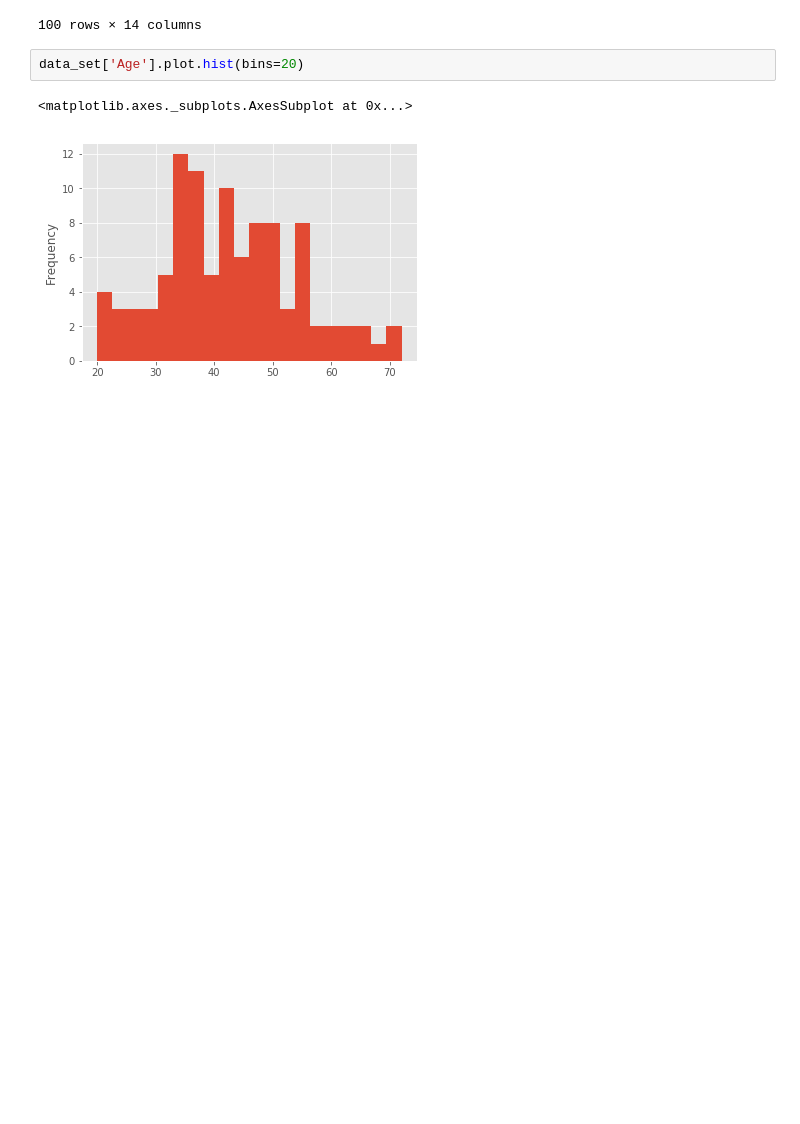
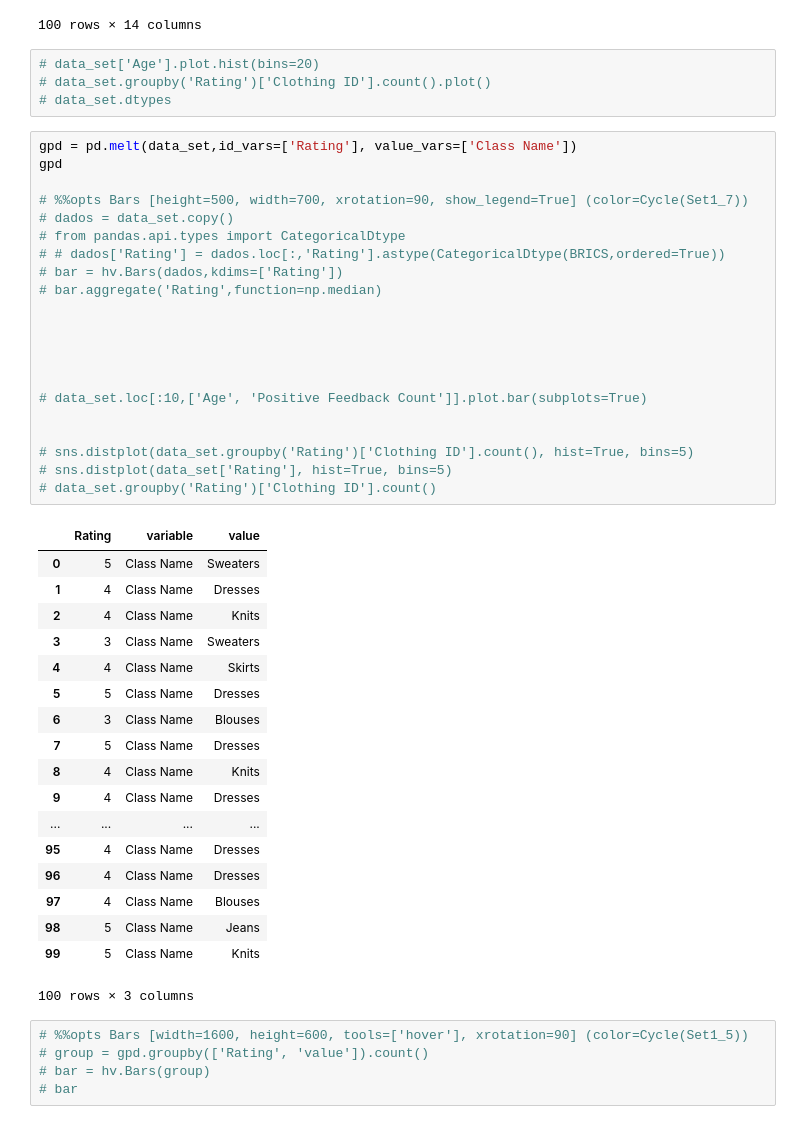
Before and after one commit to if1015-datascience-ufpe/2018-2-projeto-prepi, a Jupyter notebook: projeto/preprocessing.ipynb, the cells around one changed output. Cells and saved outputs as stored; diff of their text form; blank space fills up the shorter version.

```diff
--- a/projeto/preprocessing.ipynb
+++ b/projeto/preprocessing.ipynb
@@ -228,7 +179,51 @@ data_set
 | 99 | 873 | 31 | Even prettier in person | I purchased the purple motif in p... | 5 | True | 2 | ... |
 100 rows × 14 columns
 # %%
-data_set['Age'].plot.hist(bins=20)
+# data_set['Age'].plot.hist(bins=20)
+# data_set.groupby('Rating')['Clothing ID'].count().plot()
+# data_set.dtypes
-# %% [output]
-<matplotlib.axes._subplots.AxesSubplot at 0x...>
-[figure, removed]
+# %%
+gpd = pd.melt(data_set,id_vars=['Rating'], value_vars=['Class Name'])
+gpd
+
+# %%opts Bars [height=500, width=700, xrotation=90, show_legend=True] (color=Cycle(Set1_7))
+# dados = data_set.copy()
+# from pandas.api.types import CategoricalDtype
+# # dados['Rating'] = dados.loc[:,'Rating'].astype(CategoricalDtype(BRICS,ordered=True))
+# bar = hv.Bars(dados,kdims=['Rating'])
+# bar.aggregate('Rating',function=np.median)
+
+
+
+
+
+# data_set.loc[:10,['Age', 'Positive Feedback Count']].plot.bar(subplots=True)
+
+
+# sns.distplot(data_set.groupby('Rating')['Clothing ID'].count(), hist=True, bins=5)
+# sns.distplot(data_set['Rating'], hist=True, bins=5)
+# data_set.groupby('Rating')['Clothing ID'].count()
+# %% [output]
+|  | Rating | variable | value |
+| 0 | 5 | Class Name | Sweaters |
+| 1 | 4 | Class Name | Dresses |
+| 2 | 4 | Class Name | Knits |
+| 3 | 3 | Class Name | Sweaters |
+| 4 | 4 | Class Name | Skirts |
+| 5 | 5 | Class Name | Dresses |
+| 6 | 3 | Class Name | Blouses |
+| 7 | 5 | Class Name | Dresses |
+| 8 | 4 | Class Name | Knits |
+| 9 | 4 | Class Name | Dresses |
+| ... | ... | ... | ... |
+| 95 | 4 | Class Name | Dresses |
+| 96 | 4 | Class Name | Dresses |
+| 97 | 4 | Class Name | Blouses |
+| 98 | 5 | Class Name | Jeans |
+| 99 | 5 | Class Name | Knits |
+100 rows × 3 columns
+# %%
+# %%opts Bars [width=1600, height=600, tools=['hover'], xrotation=90] (color=Cycle(Set1_5))
+# group = gpd.groupby(['Rating', 'value']).count()
+# bar = hv.Bars(group)
+# bar
```
Also changed, not shown: parts of 19 cells of this notebook.
